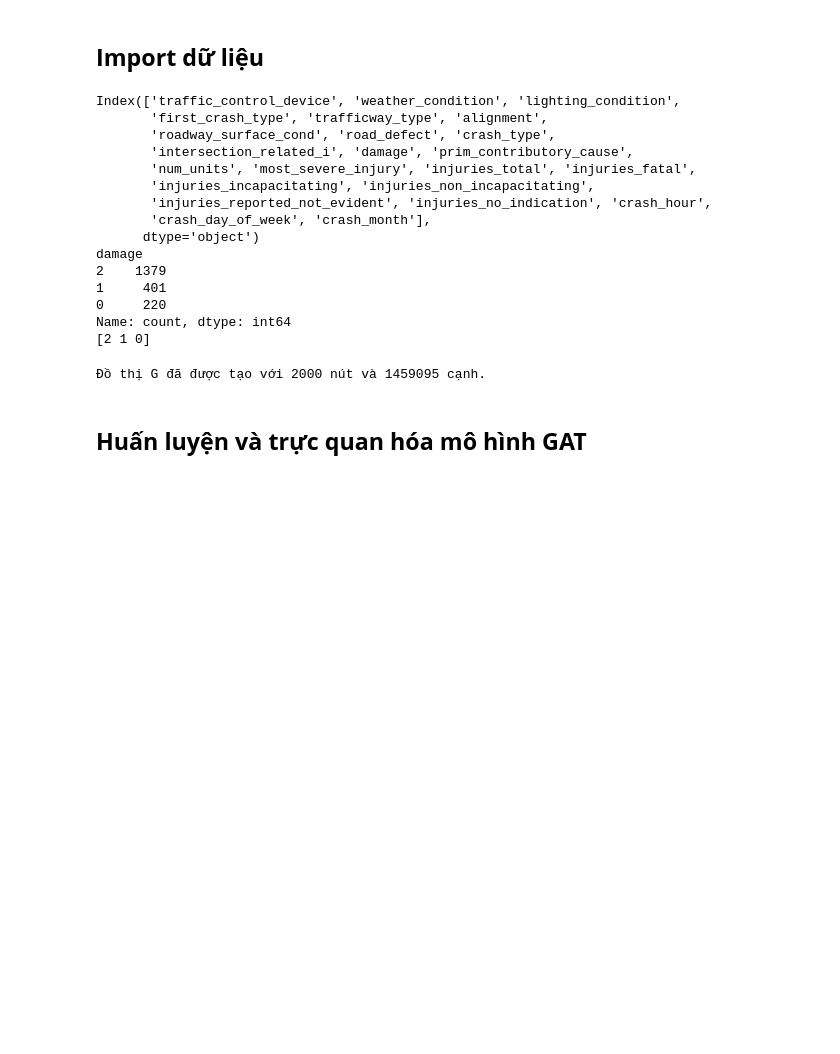
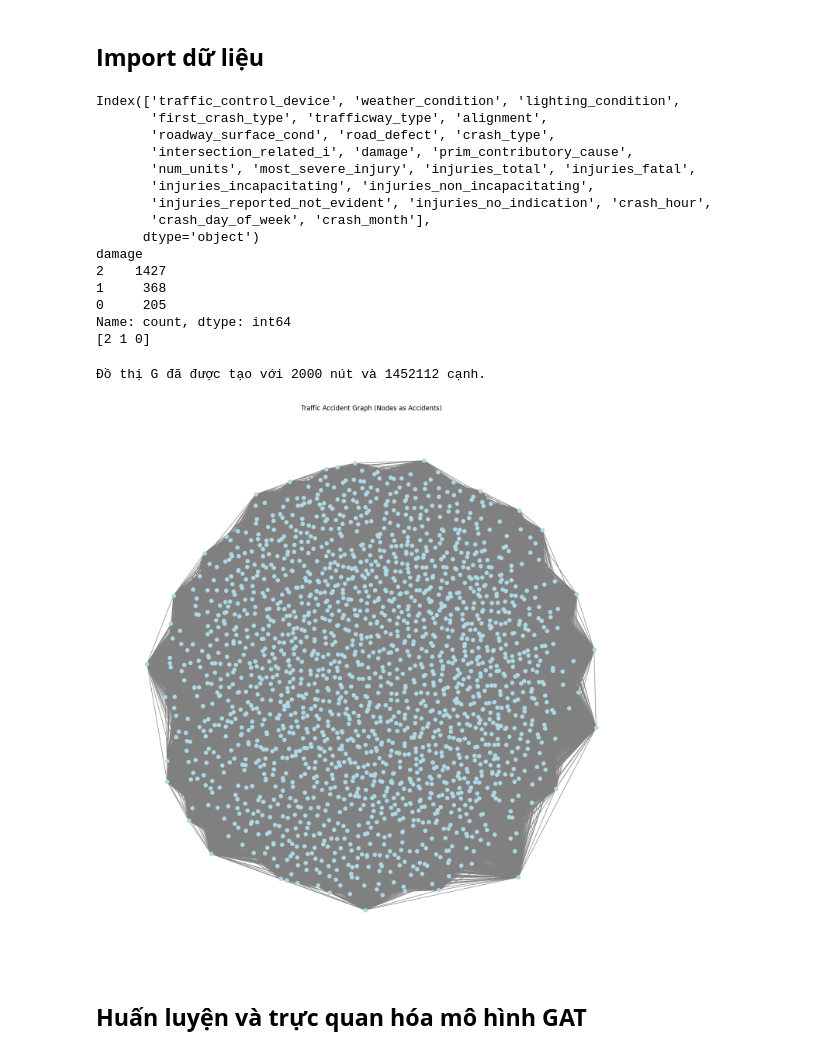
Before and after one commit to saramwon1103/traffic-accident-analysis, a Jupyter notebook: notebooks/training_GAT.ipynb, the cells around one changed output. Drawn from its saved outputs; the diff is of its cells as text; code cells hidden in the pictures; blank space fills up the shorter version.

```diff
--- a/notebooks/training_GAT.ipynb
+++ b/notebooks/training_GAT.ipynb
@@ -46,7 +46,7 @@ from torch_geometric.data import Data
 from sklearn.model_selection import train_test_split
 # %%
 # Đọc dataset
-file_path = r'../data/encoded_dataset_cleaned.csv'
+file_path = r'..\data\preprocess\encoded_dataset.csv'
 df = pd.read_csv(file_path)
 
 df = df.sample(2000) # Lấy ngẫu nhiên 2000 dòng dữ liệu
@@ -65,9 +65,9 @@ Index(['traffic_control_device', 'weather_condition', 'lighting_condition',
        'crash_day_of_week', 'crash_month'],
       dtype='object')
 damage
-2    1379
-1     401
-0     220
+2    1427
+1     368
+0     205
 Name: count, dtype: int64
 [2 1 0]
 # %%
@@ -95,34 +95,42 @@ for index, row in df.iterrows():
                injuries_fatal=row['injuries_fatal'],
                injuries_incapacitating=row['injuries_incapacitating'],
                injuries_non_incapacitating=row['injuries_non_incapacitating'],
                injuries_reported_not_evident=row['injuries_reported_not_evident'],
                injuries_no_indication=row['injuries_no_indication'],
                crash_hour=row['crash_hour'],
                crash_day_of_week=row['crash_day_of_week'],
                crash_month=row['crash_month'])
 
 # Hàm kiểm tra điều kiện kết nối giữa hai vụ tai nạn
 def is_similar(accident1, accident2):
     # Các điều kiện tương tự dựa trên các đặc trưng quan trọng
     time_diff = abs(accident1['crash_hour'] - accident2['crash_hour']) <= 1
     same_month = accident1['crash_month'] == accident2['crash_month']
     same_day_of_week = accident1['crash_day_of_week'] == accident2['crash_day_of_week']
     same_trafficway = accident1['trafficway_type'] == accident2['trafficway_type']
     same_crash_type = accident1['first_crash_type'] == accident2['first_crash_type']
     same_injury_no_indication = accident1['injuries_no_indication'] == accident2['injuries_no_indication']
 
     # Kết nối nếu ít nhất một điều kiện tương tự
     return (time_diff or same_month or same_day_of_week or same_trafficway or
             same_crash_type or same_injury_no_indication)
 
 # Thêm các cạnh dựa trên tính tương đồng
 for u, v in combinations(G.nodes(data=True), 2):
     if is_similar(u[1], v[1]):
         G.add_edge(u[0], v[0])
 
 print("Đồ thị G đã được tạo với", G.number_of_nodes(), "nút và", G.number_of_edges(), "cạnh.")
+
+# Vẽ đồ thị
+plt.figure(figsize=(14, 14))
+pos = nx.spring_layout(G, k=0.3)  # Điều chỉnh k để tối ưu bố cục
+nx.draw(G, pos, with_labels=False, node_color='lightblue', edge_color='gray', node_size=50, font_size=8)
+plt.title("Traffic Accident Graph (Nodes as Accidents)")
+plt.show()
 # %% [output]
-Đồ thị G đã được tạo với 2000 nút và 1459095 cạnh.
+Đồ thị G đã được tạo với 2000 nút và 1452112 cạnh.
+[figure, added]
 # %% [markdown]
 ## **Huấn luyện và trực quan hóa mô hình GAT**
 # %%
```
Also changed, not shown: parts of 4 cells of this notebook, 40 other files.
